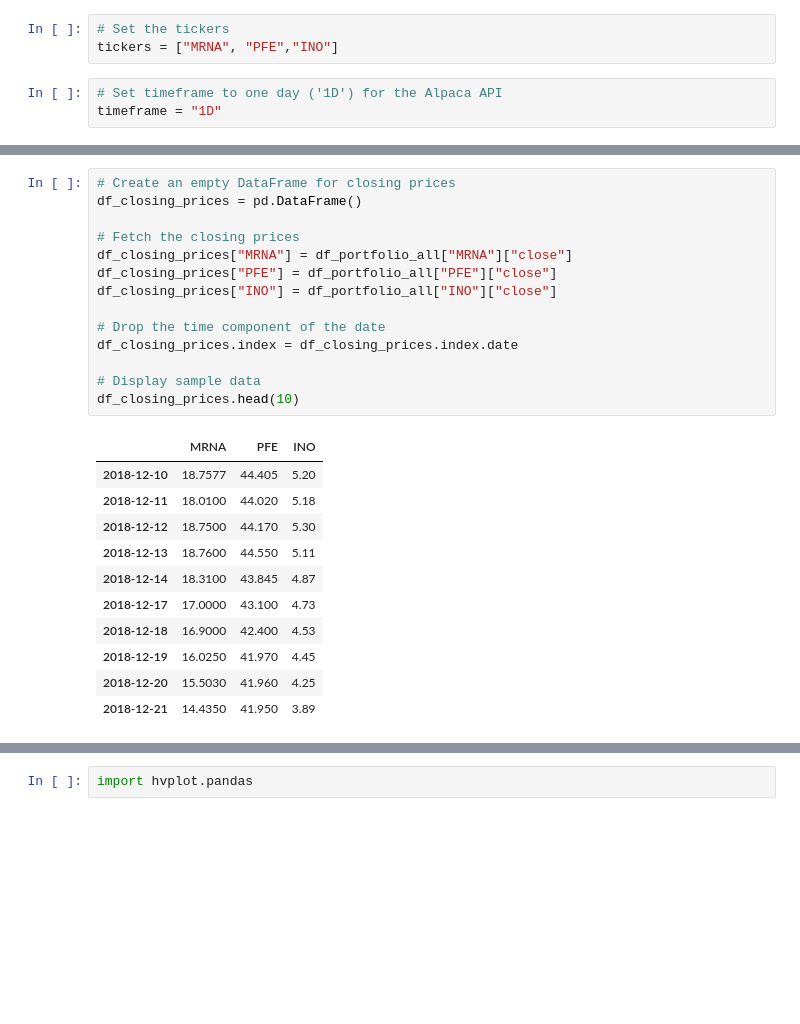
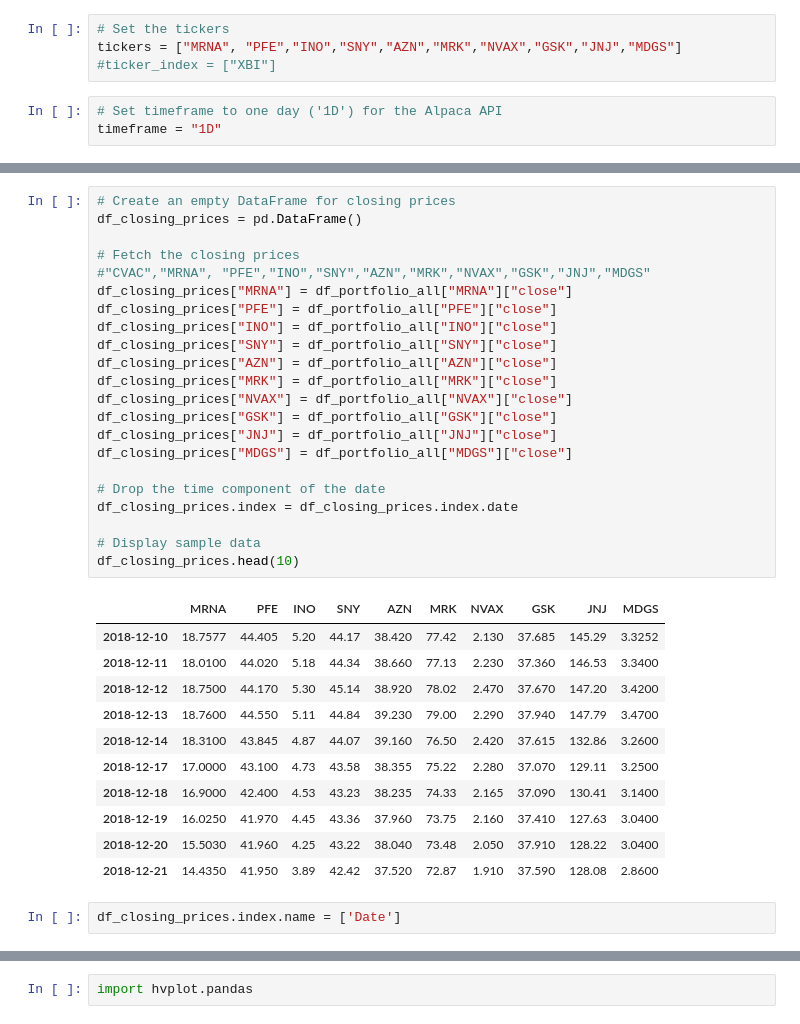
Before and after one commit to VvnShen/project1, a Jupyter notebook: project.ipynb, the cells around one changed output, grey strips where cells are left out. Saved outputs shown, nothing was run; the diff lists cells and outputs as text; blank space fills up the shorter version.

```diff
--- a/project.ipynb
+++ b/project.ipynb
@@ -28,7 +30,8 @@ start2 = pd.Timestamp("2020-01-21", tz="America/New_York").isoformat()
 today = pd.Timestamp("2021-09-20", tz="America/New_York").isoformat()
 # %%
 # Set the tickers
-tickers = ["MRNA", "PFE","INO"]
+tickers = ["MRNA", "PFE","INO","SNY","AZN","MRK","NVAX","GSK","JNJ","MDGS"]
+#ticker_index = ["XBI"]
 # %%
 # Set timeframe to one day ('1D') for the Alpaca API
 timeframe = "1D"
@@ -61,29 +66,39 @@ df_portfolio_all.head(10)
 # %%
 # Create an empty DataFrame for closing prices
 df_closing_prices = pd.DataFrame()
 
 # Fetch the closing prices
+#"CVAC","MRNA", "PFE","INO","SNY","AZN","MRK","NVAX","GSK","JNJ","MDGS"
 df_closing_prices["MRNA"] = df_portfolio_all["MRNA"]["close"]
 df_closing_prices["PFE"] = df_portfolio_all["PFE"]["close"]
 df_closing_prices["INO"] = df_portfolio_all["INO"]["close"]
+df_closing_prices["SNY"] = df_portfolio_all["SNY"]["close"]
+df_closing_prices["AZN"] = df_portfolio_all["AZN"]["close"]
+df_closing_prices["MRK"] = df_portfolio_all["MRK"]["close"]
+df_closing_prices["NVAX"] = df_portfolio_all["NVAX"]["close"]
+df_closing_prices["GSK"] = df_portfolio_all["GSK"]["close"]
+df_closing_prices["JNJ"] = df_portfolio_all["JNJ"]["close"]
+df_closing_prices["MDGS"] = df_portfolio_all["MDGS"]["close"]
 
 # Drop the time component of the date
 df_closing_prices.index = df_closing_prices.index.date
 
 # Display sample data
 df_closing_prices.head(10)
 # %% [output]
-|  | MRNA | PFE | INO |
-| 2018-12-10 | 18.7577 | 44.405 | 5.20 |
-| 2018-12-11 | 18.0100 | 44.020 | 5.18 |
-| 2018-12-12 | 18.7500 | 44.170 | 5.30 |
-| 2018-12-13 | 18.7600 | 44.550 | 5.11 |
-| 2018-12-14 | 18.3100 | 43.845 | 4.87 |
-| 2018-12-17 | 17.0000 | 43.100 | 4.73 |
-| 2018-12-18 | 16.9000 | 42.400 | 4.53 |
-| 2018-12-19 | 16.0250 | 41.970 | 4.45 |
-| 2018-12-20 | 15.5030 | 41.960 | 4.25 |
-| 2018-12-21 | 14.4350 | 41.950 | 3.89 |
+|  | MRNA | PFE | INO | SNY | AZN | MRK | NVAX | GSK | JNJ | MDGS |
+| 2018-12-10 | 18.7577 | 44.405 | 5.20 | 44.17 | 38.420 | 77.42 | 2.130 | 37.685 | 145.29 | 3.3252 |
+| 2018-12-11 | 18.0100 | 44.020 | 5.18 | 44.34 | 38.660 | 77.13 | 2.230 | 37.360 | 146.53 | 3.3400 |
+| 2018-12-12 | 18.7500 | 44.170 | 5.30 | 45.14 | 38.920 | 78.02 | 2.470 | 37.670 | 147.20 | 3.4200 |
+| 2018-12-13 | 18.7600 | 44.550 | 5.11 | 44.84 | 39.230 | 79.00 | 2.290 | 37.940 | 147.79 | 3.4700 |
+| 2018-12-14 | 18.3100 | 43.845 | 4.87 | 44.07 | 39.160 | 76.50 | 2.420 | 37.615 | 132.86 | 3.2600 |
+| 2018-12-17 | 17.0000 | 43.100 | 4.73 | 43.58 | 38.355 | 75.22 | 2.280 | 37.070 | 129.11 | 3.2500 |
+| 2018-12-18 | 16.9000 | 42.400 | 4.53 | 43.23 | 38.235 | 74.33 | 2.165 | 37.090 | 130.41 | 3.1400 |
+| 2018-12-19 | 16.0250 | 41.970 | 4.45 | 43.36 | 37.960 | 73.75 | 2.160 | 37.410 | 127.63 | 3.0400 |
+| 2018-12-20 | 15.5030 | 41.960 | 4.25 | 43.22 | 38.040 | 73.48 | 2.050 | 37.910 | 128.22 | 3.0400 |
+| 2018-12-21 | 14.4350 | 41.950 | 3.89 | 42.42 | 37.520 | 72.87 | 1.910 | 37.590 | 128.08 | 2.8600 |
+# %%
+df_closing_prices.index.name = ['Date']
 # %%
 # Compute daily returns
 df_daily_returns = df_closing_prices.pct_change().dropna()
```
Also changed, not shown: parts of 62 cells of this notebook, 8 other files.
